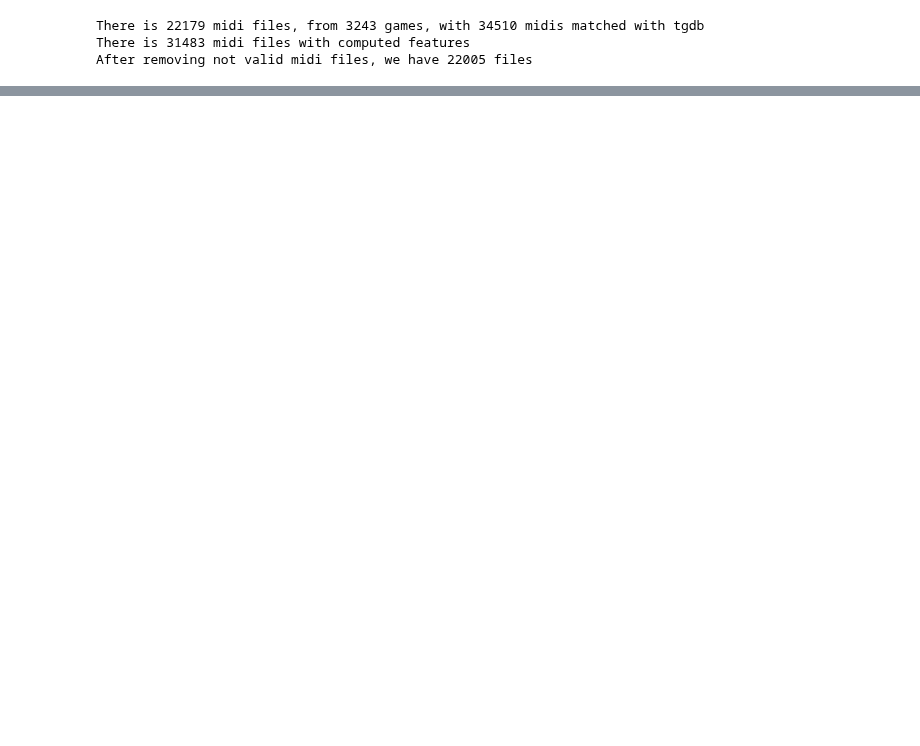
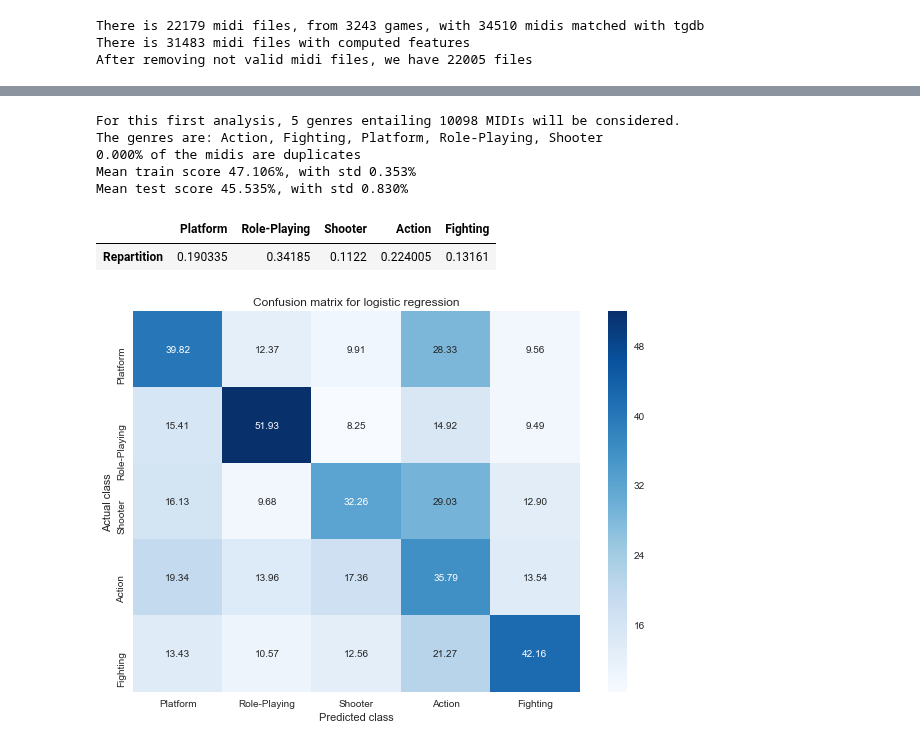
Before and after one commit to cedricviaccoz/musicology, a Jupyter notebook: dataset/Classification tweaking.ipynb, the cells around one changed output, grey strips where cells are left out. Saved outputs shown, nothing was run; the diff lists cells and outputs as text; code cells hidden in the pictures; blank space fills up the shorter version.

```diff
--- a/dataset/Classification tweaking.ipynb
+++ b/dataset/Classification tweaking.ipynb
@@ -126,0 +138,11 @@ def test_with_filters(features_selection = df_features.columns, genres_filter =
+# %%
+test_with_filters(genres_filter=~df_genres.index.duplicated(keep=False), midis_treshold=1000, repartition=True, conf_matrix=True);
+# %% [output]
+For this first analysis, 5 genres entailing 10098 MIDIs will be considered.
+The genres are: Action, Fighting, Platform, Role-Playing, Shooter
+0.000% of the midis are duplicates
+Mean train score 47.106%, with std 0.353%
+Mean test score 45.535%, with std 0.830%
+|  | Platform | Role-Playing | Shooter | Action | Fighting |
+| Repartition | 0.190335 | 0.34185 | 0.1122 | 0.224005 | 0.13161 |
+[figure, added]
```
Also changed, not shown: parts of 14 cells of this notebook.
